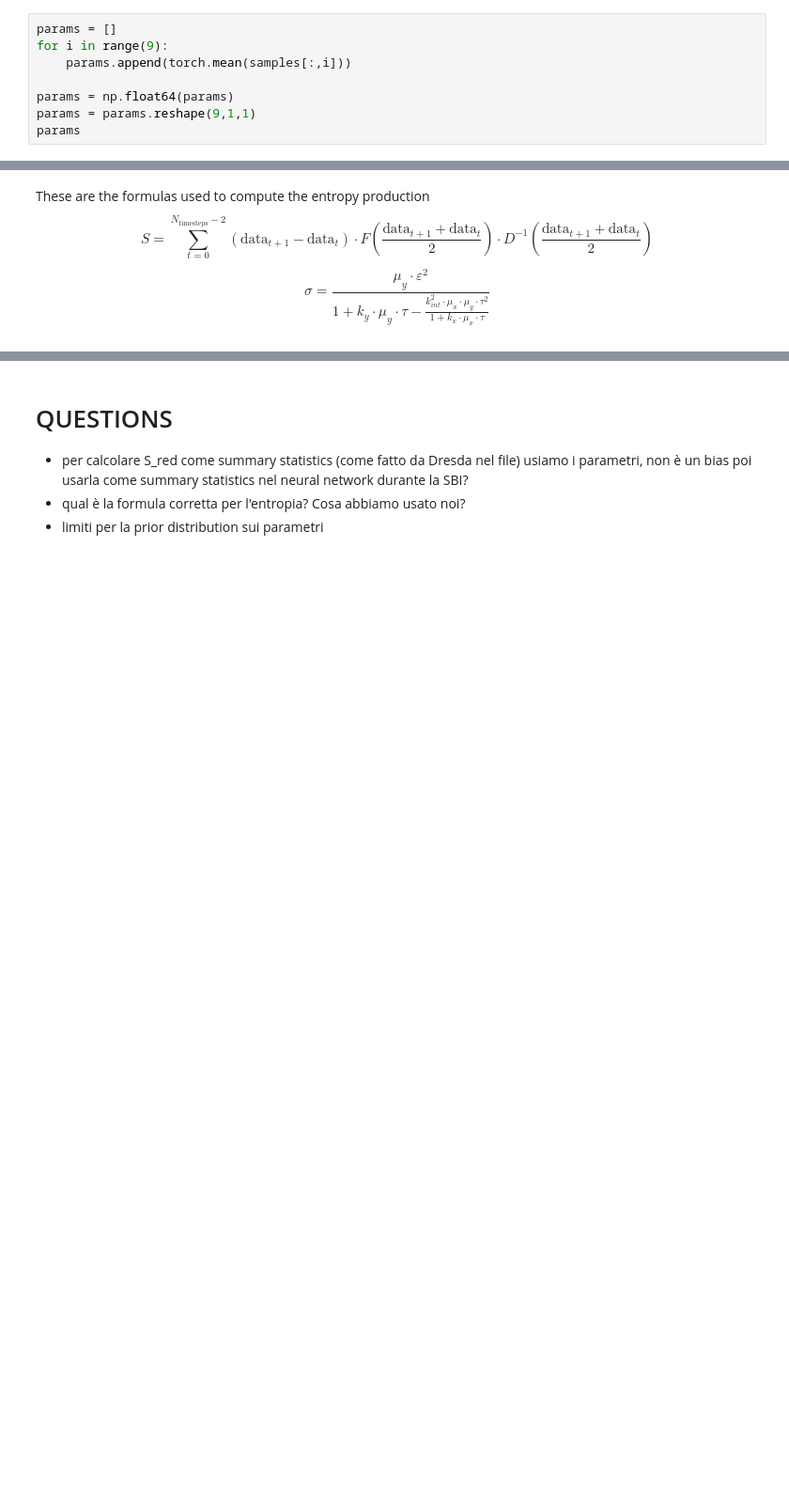
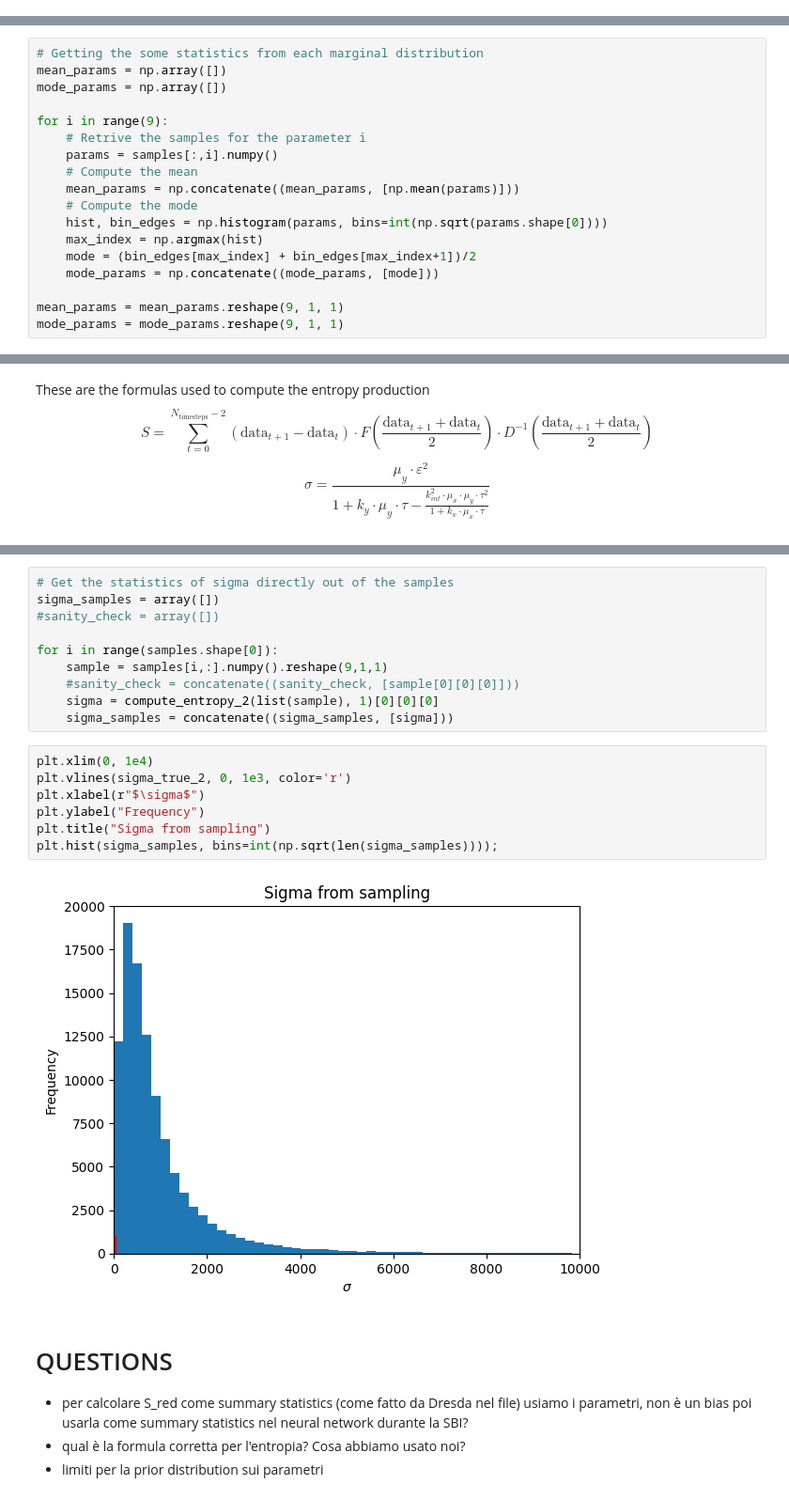
Before and after one commit to jacopocarotenuto/SBI_RedBloodCells, a Jupyter notebook: results.ipynb, the cells around one changed output, grey strips where cells are left out. Shown at 94% size. Drawn from its saved outputs; the diff is of its cells as text; blank space fills up the shorter version.

Commit message:
minor update over sigma

```diff
--- a/results.ipynb
+++ b/results.ipynb
@@ -140,8 +139,0 @@ _ = analysis.pairplot(samples, points=theta_torch_true, limits=prior_limits, fig
-# %%
-params = []
-for i in range(9):
-    params.append(torch.mean(samples[:,i]))
-
-params = np.float64(params)
-params = params.reshape(9,1,1)
-params
@@ -165,0 +140,18 @@ array([[[2.22692285e+04]],
+# %%
+# Getting the some statistics from each marginal distribution
+mean_params = np.array([])
+mode_params = np.array([])
+
+for i in range(9):
+    # Retrive the samples for the parameter i
+    params = samples[:,i].numpy()
+    # Compute the mean
+    mean_params = np.concatenate((mean_params, [np.mean(params)]))
+    # Compute the mode
+    hist, bin_edges = np.histogram(params, bins=int(np.sqrt(params.shape[0])))
+    max_index = np.argmax(hist)
+    mode = (bin_edges[max_index] + bin_edges[max_index+1])/2
+    mode_params = np.concatenate((mode_params, [mode]))
+
+mean_params = mean_params.reshape(9, 1, 1)
+mode_params = mode_params.reshape(9, 1, 1)
@@ -194,3 +203,22 @@ sigma_true_2, sigma_est_2
+# %%
+# Get the statistics of sigma directly out of the samples
+sigma_samples = array([])
+#sanity_check = array([])
+
+for i in range(samples.shape[0]):
+    sample = samples[i,:].numpy().reshape(9,1,1)
+    #sanity_check = concatenate((sanity_check, [sample[0][0][0]]))
+    sigma = compute_entropy_2(list(sample), 1)[0][0][0]
+    sigma_samples = concatenate((sigma_samples, [sigma]))
+# %%
+plt.xlim(0, 1e4)
+plt.vlines(sigma_true_2, 0, 1e3, color='r')
+plt.xlabel(r"$\sigma$")
+plt.ylabel("Frequency")
+plt.title("Sigma from sampling")
+plt.hist(sigma_samples, bins=int(np.sqrt(len(sigma_samples))));
+# %% [output]
+[figure, added]
 # %% [markdown]
 # QUESTIONS
 - per calcolare S_red come summary statistics (come fatto da Dresda nel file) usiamo i parametri, non è un bias poi usarla come summary statistics nel neural network durante la SBI?
```
Also changed, not shown: parts of 19 cells of this notebook.
